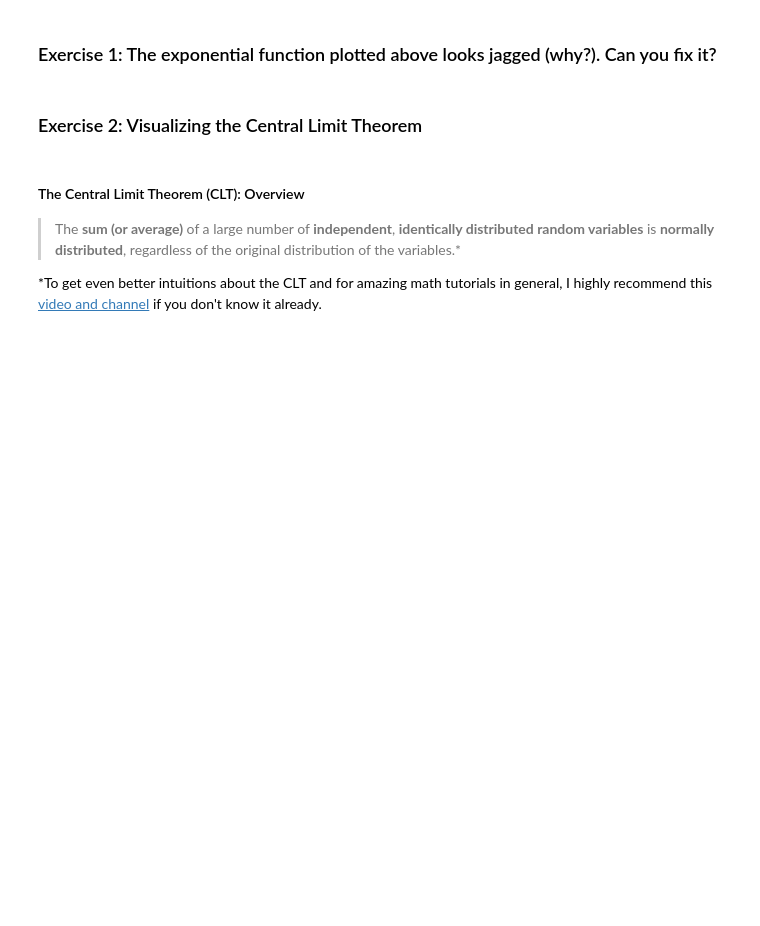
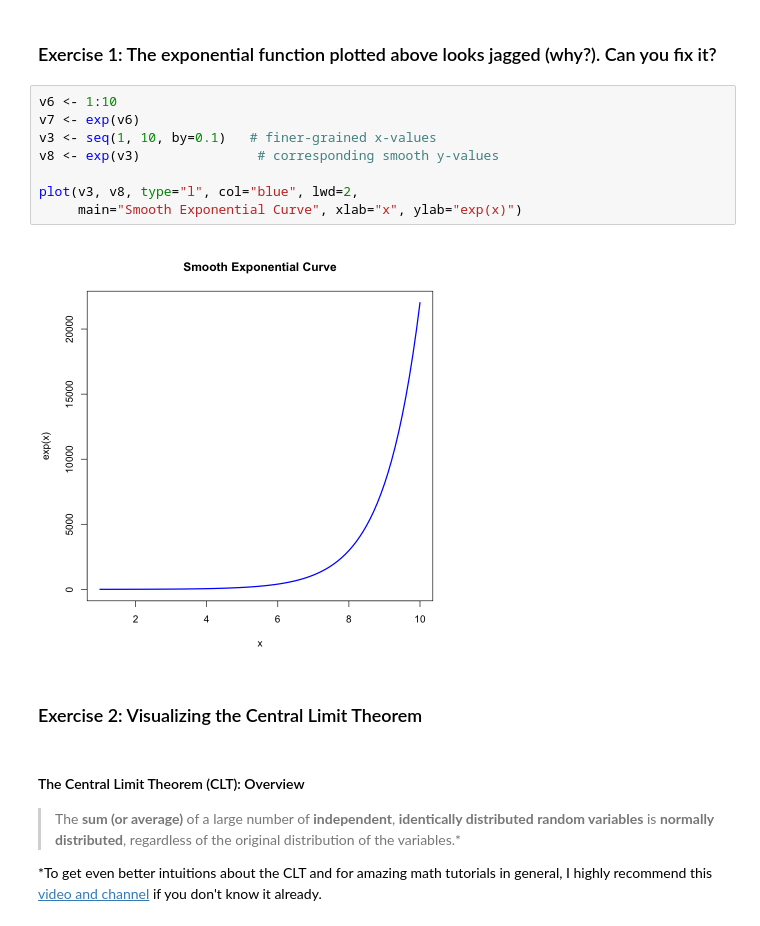
Before and after one commit to zhekunz/cogsup-prog, a Jupyter notebook: Week-12/Exercises/Intro-R.ipynb, the cells around one changed output. Cells and saved outputs as stored; diff of their text form; blank space fills up the shorter version.

```diff
--- a/Week-12/Exercises/Intro-R.ipynb
+++ b/Week-12/Exercises/Intro-R.ipynb
@@ -137,5 +219,15 @@ lines(v6, v7) # Use 'lines' to force R to draw on the already-existing plot
 # %% [markdown]
 ### Exercise 1: The exponential function plotted above looks jagged (why?). Can you fix it?
+# %%
+v6 <- 1:10
+v7 <- exp(v6)
+v3 <- seq(1, 10, by=0.1)   # finer-grained x-values
+v8 <- exp(v3)               # corresponding smooth y-values
+
+plot(v3, v8, type="l", col="blue", lwd=2,
+     main="Smooth Exponential Curve", xlab="x", ylab="exp(x)")
+# %% [output]
+[figure, added]
 # %% [markdown]
 ### Exercise 2: Visualizing the Central Limit Theorem
 # %% [markdown]
```
Also changed, not shown: parts of 37 cells of this notebook, 2 other files.
